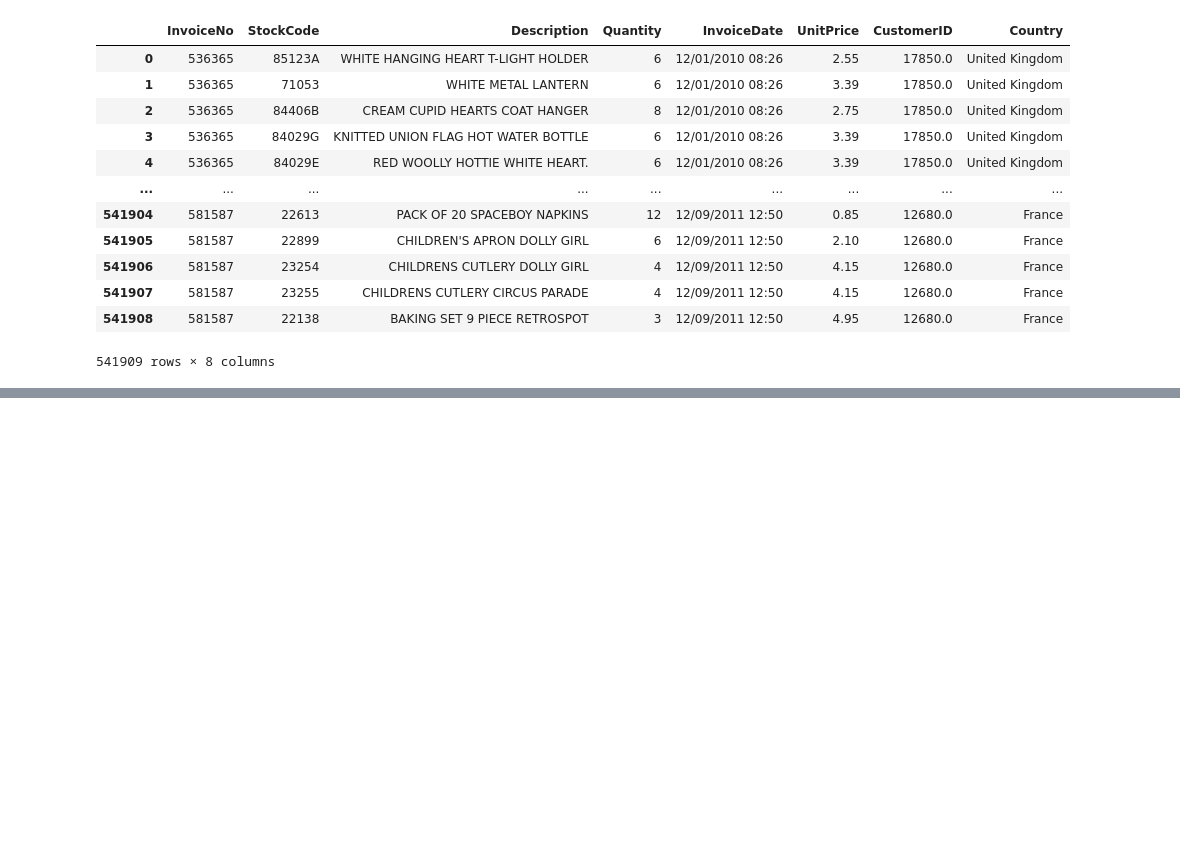
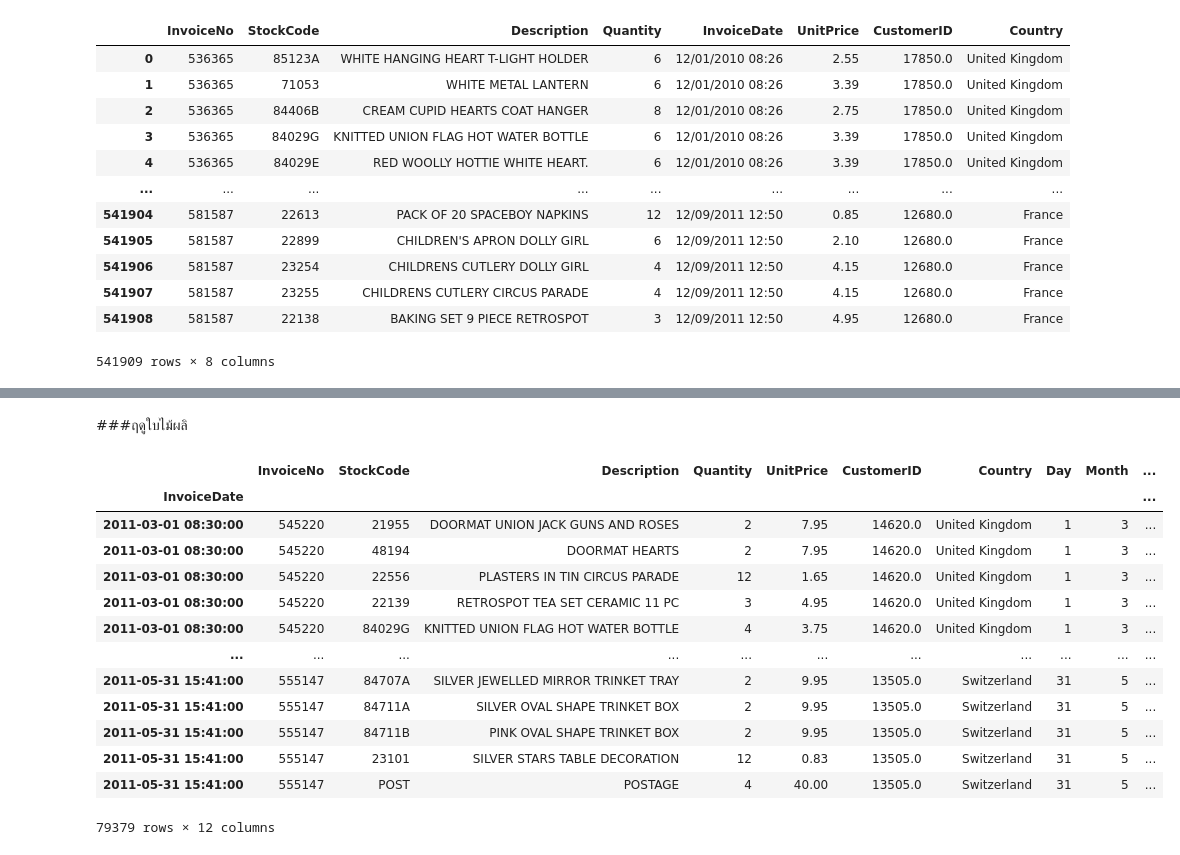
Before and after one commit to Khomkrit007/bsc_dpdm24, a Jupyter notebook: Frequent_Patterns_(Association_Rules).ipynb, the cells around one changed output, grey strips where cells are left out. Cells and saved outputs as stored; diff of their text form; code cells hidden in the pictures; blank space fills up the shorter version.

```diff
--- a/Frequent_Patterns_(Association_Rules).ipynb
+++ b/Frequent_Patterns_(Association_Rules).ipynb
@@ -1034,0 +699,10 @@ finditem('22326', 'POST')
+# %%
+# prompt: เอาเฉพาะข้อมูล Europe มา
+
+# Assuming 'data' DataFrame is already loaded and processed as in the previous code.
+
+# Filter data for Europe
+europe_data = data[data['Continent'] == 'Europe']
+
+# Now 'europe_data' contains only the rows where the 'Continent' is 'Europe'
+europe_data
@@ -1034,0 +723,20 @@ finditem('22326', 'POST')
+# %% [markdown]
+###ฤดูใบไม้ผลิ
+# %%
+data_spring = europe_data[(europe_data['Month'] >= 3) & (europe_data['Month'] <= 5)]
+data_spring
+# %% [output]
+|  | InvoiceNo | StockCode | Description | Quantity | UnitPrice | CustomerID | Country | Day | Month | ... |
+| InvoiceDate |  |  |  |  |  |  |  |  |  | ... |
+| 2011-03-01 08:30:00 | 545220 | 21955 | DOORMAT UNION JACK GUNS AND ROSES | 2 | 7.95 | 14620.0 | United Kingdom | 1 | 3 | ... |
+| 2011-03-01 08:30:00 | 545220 | 48194 | DOORMAT HEARTS | 2 | 7.95 | 14620.0 | United Kingdom | 1 | 3 | ... |
+| 2011-03-01 08:30:00 | 545220 | 22556 | PLASTERS IN TIN CIRCUS PARADE | 12 | 1.65 | 14620.0 | United Kingdom | 1 | 3 | ... |
+| 2011-03-01 08:30:00 | 545220 | 22139 | RETROSPOT TEA SET CERAMIC 11 PC | 3 | 4.95 | 14620.0 | United Kingdom | 1 | 3 | ... |
+| 2011-03-01 08:30:00 | 545220 | 84029G | KNITTED UNION FLAG HOT WATER BOTTLE | 4 | 3.75 | 14620.0 | United Kingdom | 1 | 3 | ... |
+| ... | ... | ... | ... | ... | ... | ... | ... | ... | ... | ... |
+| 2011-05-31 15:41:00 | 555147 | 84707A | SILVER JEWELLED MIRROR TRINKET TRAY | 2 | 9.95 | 13505.0 | Switzerland | 31 | 5 | ... |
+| 2011-05-31 15:41:00 | 555147 | 84711A | SILVER OVAL SHAPE TRINKET BOX | 2 | 9.95 | 13505.0 | Switzerland | 31 | 5 | ... |
+| 2011-05-31 15:41:00 | 555147 | 84711B | PINK OVAL SHAPE TRINKET BOX | 2 | 9.95 | 13505.0 | Switzerland | 31 | 5 | ... |
+| 2011-05-31 15:41:00 | 555147 | 23101 | SILVER STARS TABLE DECORATION | 12 | 0.83 | 13505.0 | Switzerland | 31 | 5 | ... |
+| 2011-05-31 15:41:00 | 555147 | POST | POSTAGE | 4 | 40.00 | 13505.0 | Switzerland | 31 | 5 | ... |
+79379 rows × 12 columns
```
Also changed, not shown: parts of 181 cells of this notebook.
